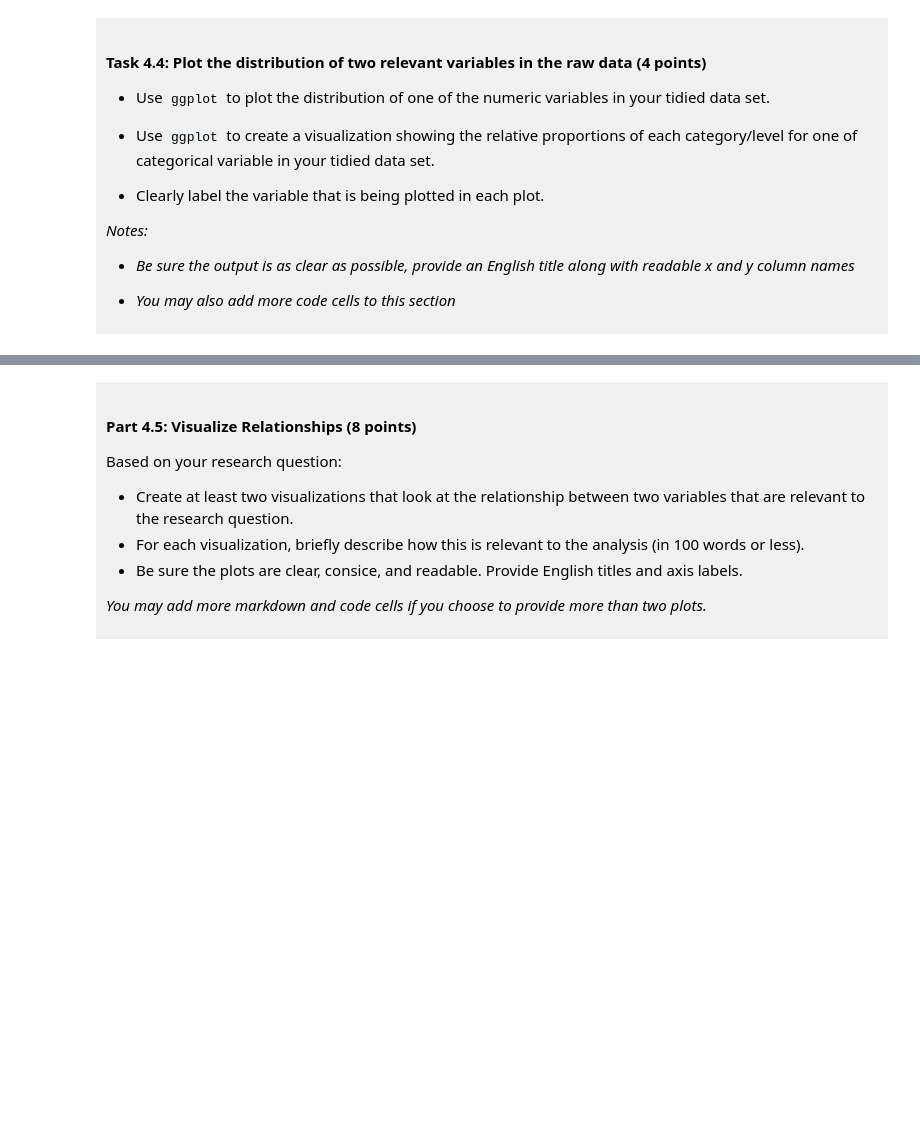
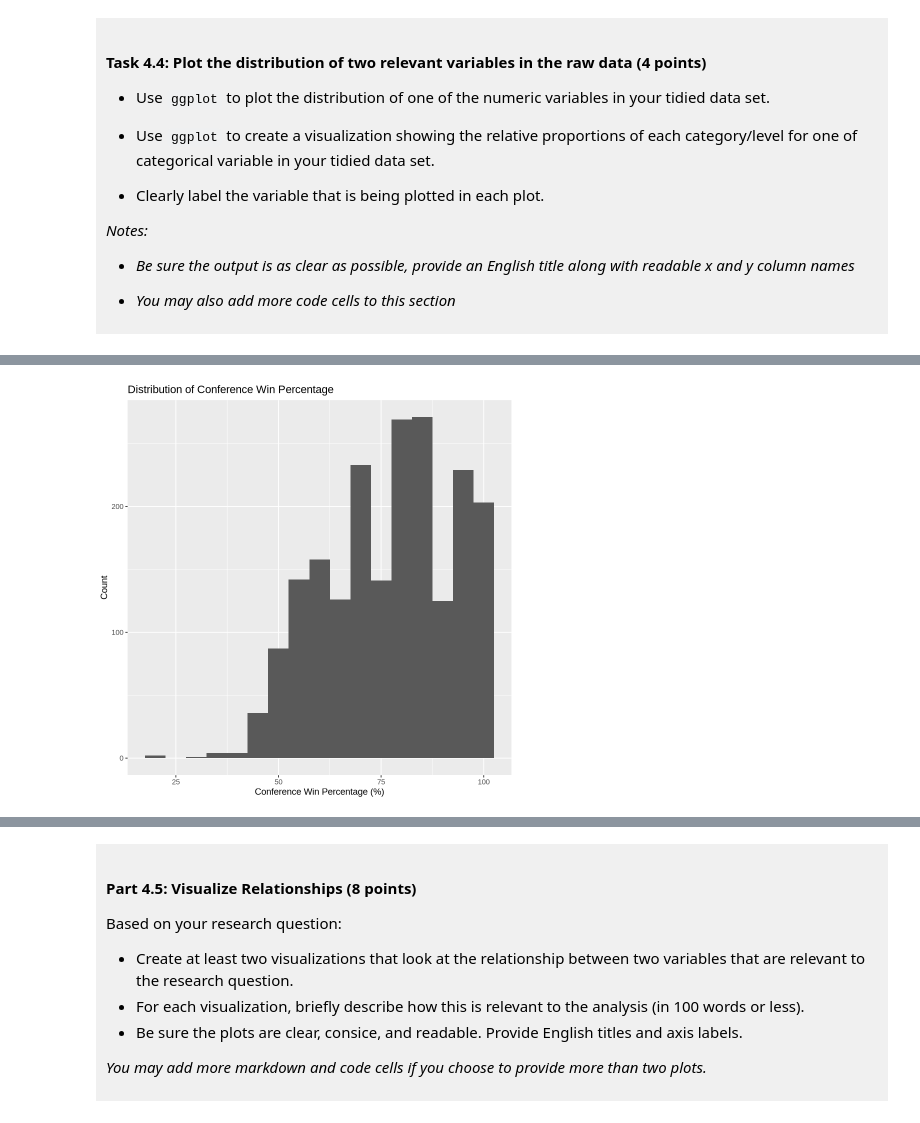
Before and after one commit to SierraQin07/dsci-100-project-sierra-qin, a Jupyter notebook: dsci-100-project-notebook.ipynb, the cells around one changed output, grey strips where cells are left out. Saved outputs shown, nothing was run; the diff lists cells and outputs as text; code cells hidden in the pictures; blank space fills up the shorter version.

```diff
--- a/dsci-100-project-notebook.ipynb
+++ b/dsci-100-project-notebook.ipynb
@@ -130,3 +143,3 @@ To help you with the analysis, here is a table of descriptions of each of the va
 # %%
-
-#this is a comment made on jupyter
+march_madness<-read_csv("https://raw.githubusercontent.com/diverse-data-hub/diversedata/refs/heads/main/data-clean/womensmarchmadness.csv")
+head(march_madness)
@@ -201,0 +255,5 @@ This is a *draft*, we require a commit with your work at this stage but it does
+# %%
+# Select relevant variables for analysis
+march_madness_tidy<-march_madness|>
+select(seed, conf_wins_pct, tourney_finish)
+head(march_madness_tidy)
@@ -257,4 +369,8 @@ You will refine your research question (if needed) and produce a tidy data set.
 
 </div>
 # %%
-### EDIT THIS CODE CELL FOR PLOT 1 ###
+march_madness_tidy|>
+ggplot(aes(x=conf_wins_pct))+
+geom_histogram(binwidth=5)+
+labs(x="Conference Win Percentage (%)", y="Count", title="Distribution of Conference Win Percentage")
+# %% [output]
@@ -261 +379,2 @@ You will refine your research question (if needed) and produce a tidy data set.
+[figure, added]
 # %%
```
Also changed, not shown: parts of 19 cells of this notebook.
